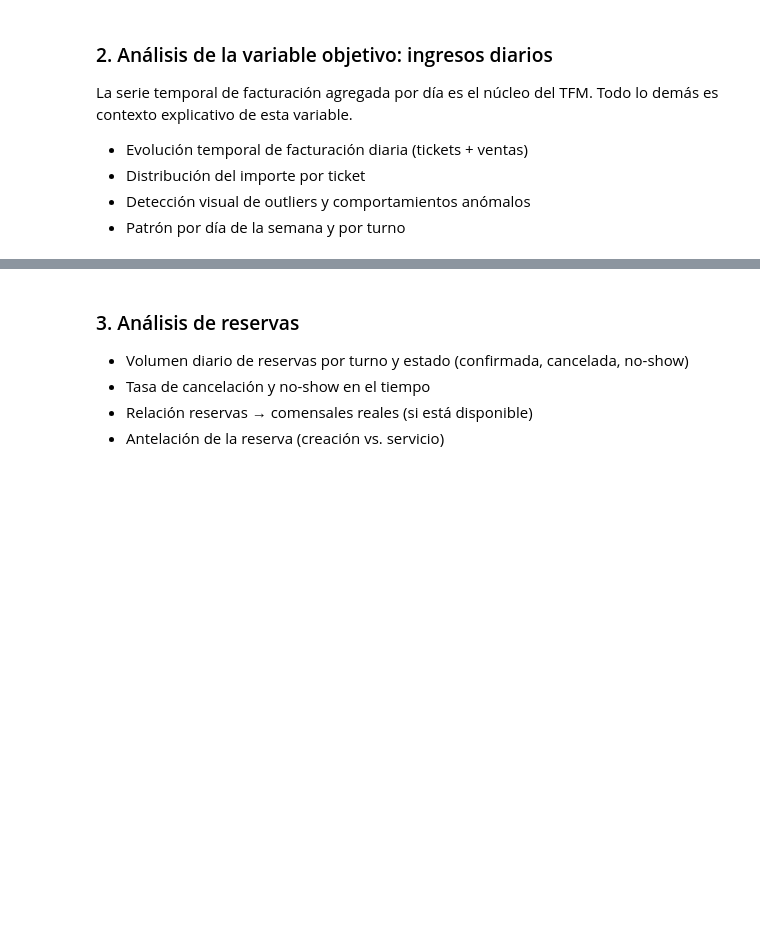
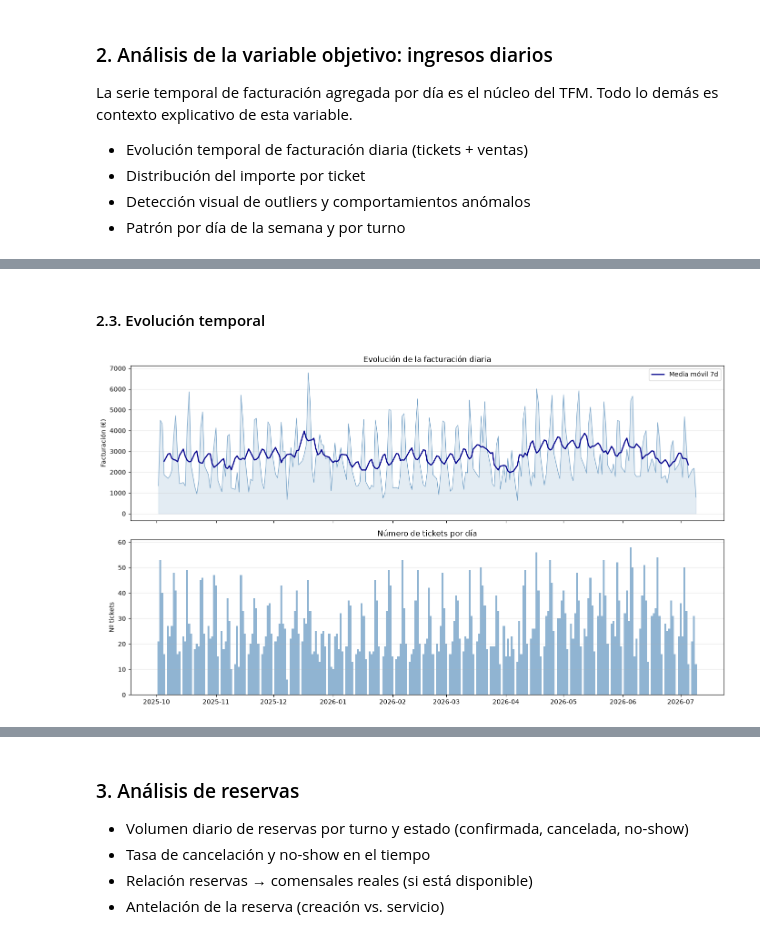
Before and after one commit to Joaquindam/TFM-Hosteleria-AI, a Jupyter notebook: notebooks/03_EDA.ipynb, the cells around one changed output, grey strips where cells are left out. Cells and saved outputs as stored; diff of their text form; code cells hidden in the pictures; blank space fills up the shorter version.

Commit message:
Paleta colores (tentativa) + avances con EDA

```diff
--- a/notebooks/03_EDA.ipynb
+++ b/notebooks/03_EDA.ipynb
@@ -31,0 +256,33 @@ La serie temporal de facturación agregada por día es el núcleo del TFM. Todo
+# %% [markdown]
+#### 2.3. Evolución temporal
+# %%
+fig, axes = plt.subplots(2, 1, figsize=(14, 8), sharex=True)
+
+# Panel superior: facturación diaria
+axes[0].plot(ingresos_diarios['fecha'], ingresos_diarios['facturacion'],
+             color='steelblue', linewidth=0.8, alpha=0.7)
+axes[0].fill_between(ingresos_diarios['fecha'], ingresos_diarios['facturacion'],
+                     alpha=0.15, color='steelblue')
+
+# Media móvil 7 días para ver tendencia sin ruido semanal
+media_movil = ingresos_diarios['facturacion'].rolling(7, center=True).mean()
+axes[0].plot(ingresos_diarios['fecha'], media_movil,
+             color='darkblue', linewidth=1.8, label='Media móvil 7d')
+
+axes[0].set_ylabel('Facturación (€)')
+axes[0].set_title('Evolución de la facturación diaria')
+axes[0].legend()
+axes[0].grid(axis='y', alpha=0.3)
+
+# Panel inferior: número de tickets
+axes[1].bar(ingresos_diarios['fecha'], ingresos_diarios['num_tickets'],
+            color='steelblue', alpha=0.6, width=1)
+axes[1].set_ylabel('Nº tickets')
+axes[1].set_title('Número de tickets por día')
+axes[1].grid(axis='y', alpha=0.3)
+
+plt.tight_layout()
+plt.savefig(FIGURES_DIR / 'evolucion_facturacion_diaria.png', dpi=150, bbox_inches='tight')
+plt.show()
+# %% [output]
+[figure, added]
```
Also changed, not shown: parts of 20 cells of this notebook, 7 other files.
